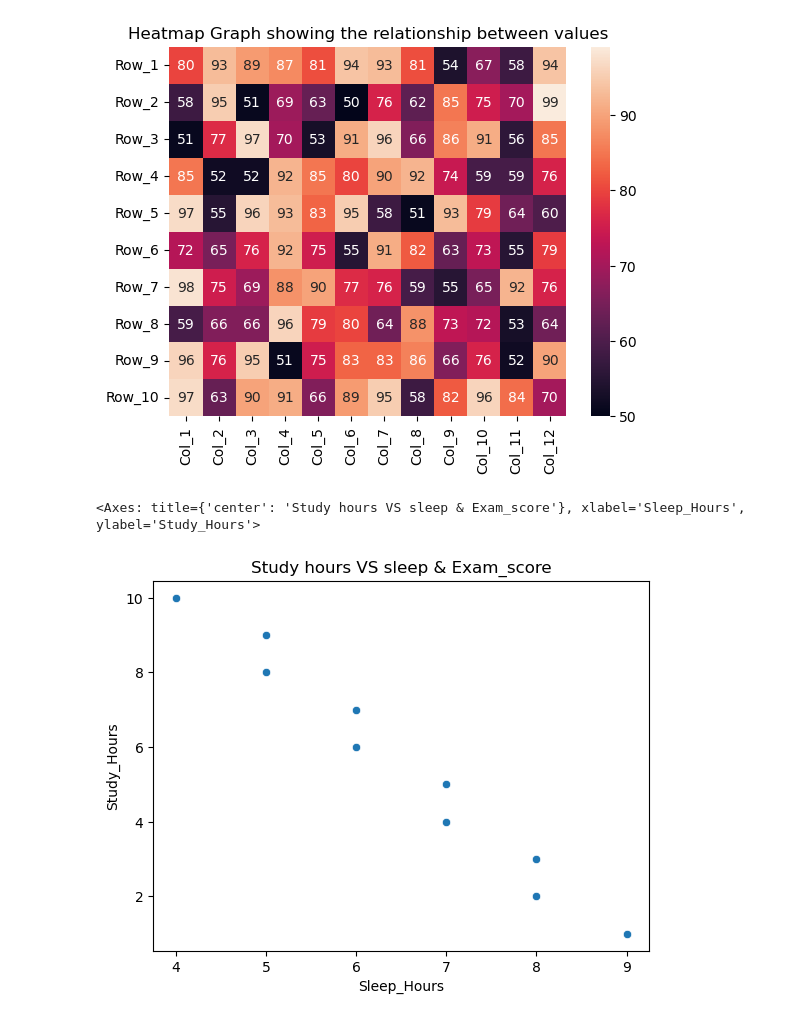
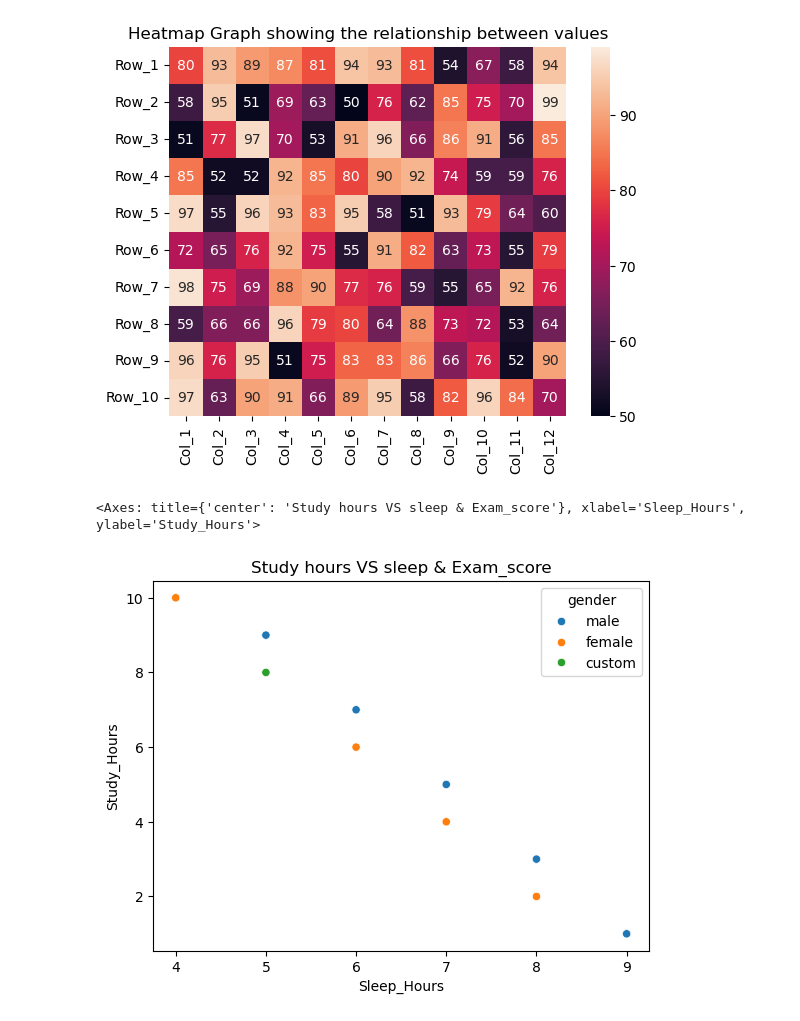
Before and after one commit to Honore-models/Pandas, a Jupyter notebook: Datavisualization_notebooks/visualization.ipynb, the cells around one changed output. Saved outputs shown, nothing was run; the diff lists cells and outputs as text; code cells hidden in the pictures.

```diff
--- a/Datavisualization_notebooks/visualization.ipynb
+++ b/Datavisualization_notebooks/visualization.ipynb
@@ -58,17 +58,18 @@ sns.heatmap(data=df, annot=True)
 # %%
 import seaborn as sns
 import matplotlib.pyplot as plt
 import pandas as pd
 
 df = pd.DataFrame({
     "Study_Hours": [1, 2, 3, 4, 5, 6, 7, 8, 9, 10],
     "Exam_Score": [45, 50, 55, 62, 68, 72, 78, 84, 88, 95],
-    "Sleep_Hours": [9, 8, 8, 7, 7, 6, 6, 5, 5, 4]
+    "Sleep_Hours": [9, 8, 8, 7, 7, 6, 6, 5, 5, 4],
+    "gender": ["male", "female","male", "female","male", "female","male", "custom","male", "female"]
 })
 
 plt.title("Study hours VS sleep & Exam_score")
-sns.scatterplot(x=df.Sleep_Hours, y=df.Study_Hours)
+sns.scatterplot(x=df.Sleep_Hours, y=df.Study_Hours, hue=df.gender)
 # sns.regplot(x=df.Sleep_Hours, y=df.Exam_Score)
 # %% [output]
 <Axes: title={'center': 'Study hours VS sleep & Exam_score'}, xlabel='Sleep_Hours', ylabel='Study_Hours'>
-[figure, old version]
+[figure, new version]
```
